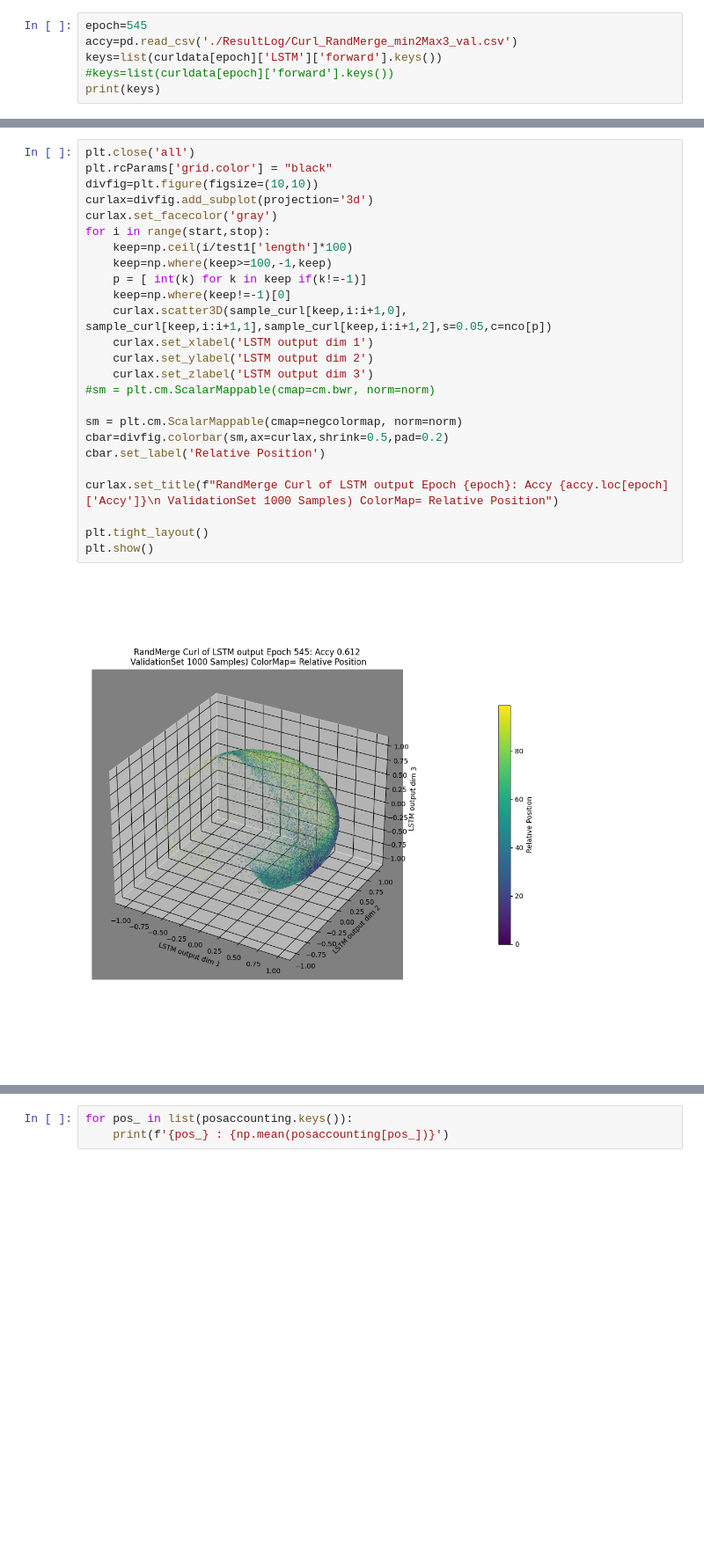
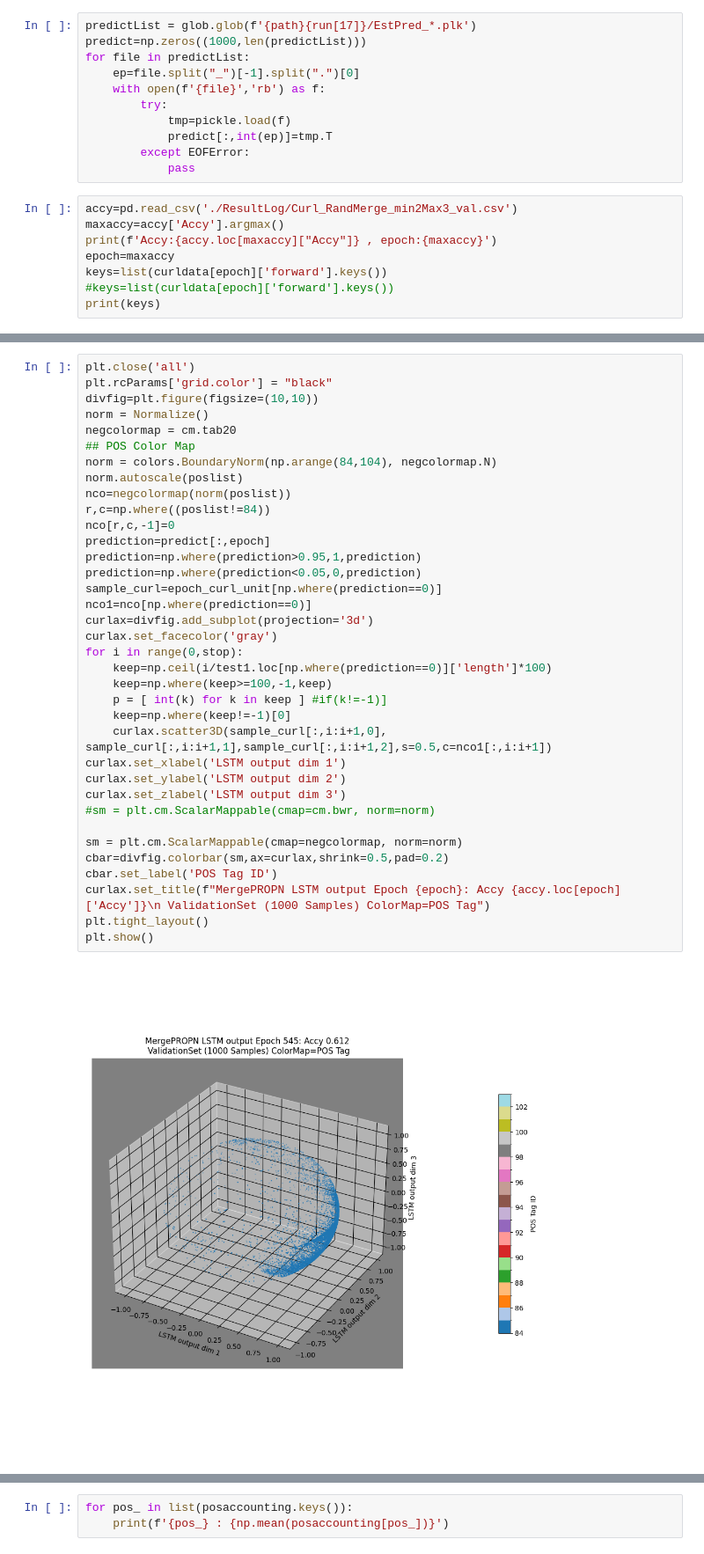
Before and after one commit to tik65536/unitartucs-thesis-tokenMerge, a Jupyter notebook: coding/LSTMOutput_visualization_BaseCase.ipynb, the cells around one changed output, grey strips where cells are left out. Shown at 88% size. Cells and saved outputs as stored; diff of their text form; blank space fills up the shorter version.

```diff
--- a/coding/LSTMOutput_visualization_BaseCase.ipynb
+++ b/coding/LSTMOutput_visualization_BaseCase.ipynb
@@ -124,7 +120,20 @@ print(sorted(list(curldata.keys())))
+# %%
+predictList = glob.glob(f'{path}{run[17]}/EstPred_*.plk')
+predict=np.zeros((1000,len(predictList)))
+for file in predictList:
+    ep=file.split("_")[-1].split(".")[0]
+    with open(f'{file}','rb') as f:
+        try:
+            tmp=pickle.load(f)
+            predict[:,int(ep)]=tmp.T
+        except EOFError:
+            pass
 # %%
-epoch=545
 accy=pd.read_csv('./ResultLog/Curl_RandMerge_min2Max3_val.csv')
-keys=list(curldata[epoch]['LSTM']['forward'].keys())
+maxaccy=accy['Accy'].argmax()
+print(f'Accy:{accy.loc[maxaccy]["Accy"]} , epoch:{maxaccy}')
+epoch=maxaccy
+keys=list(curldata[epoch]['forward'].keys())
 #keys=list(curldata[epoch]['forward'].keys())
 print(keys)
 # %% [output]
@@ -225,27 +283,38 @@ plt.show()
 # %%
 plt.close('all')
 plt.rcParams['grid.color'] = "black"
 divfig=plt.figure(figsize=(10,10))
+norm = Normalize()
+negcolormap = cm.tab20
+## POS Color Map
+norm = colors.BoundaryNorm(np.arange(84,104), negcolormap.N)
+norm.autoscale(poslist)
+nco=negcolormap(norm(poslist))
+r,c=np.where((poslist!=84))
+nco[r,c,-1]=0
+prediction=predict[:,epoch]
+prediction=np.where(prediction>0.95,1,prediction)
+prediction=np.where(prediction<0.05,0,prediction)
+sample_curl=epoch_curl_unit[np.where(prediction==0)]
+nco1=nco[np.where(prediction==0)]
 curlax=divfig.add_subplot(projection='3d')
 curlax.set_facecolor('gray')
-for i in range(start,stop):
-    keep=np.ceil(i/test1['length']*100)
+for i in range(0,stop):
+    keep=np.ceil(i/test1.loc[np.where(prediction==0)]['length']*100)
     keep=np.where(keep>=100,-1,keep)
-    p = [ int(k) for k in keep if(k!=-1)]
+    p = [ int(k) for k in keep ] #if(k!=-1)]
     keep=np.where(keep!=-1)[0]
-    curlax.scatter3D(sample_curl[keep,i:i+1,0], sample_curl[keep,i:i+1,1],sample_curl[keep,i:i+1,2],s=0.05,c=nco[p])
-    curlax.set_xlabel('LSTM output dim 1')
-    curlax.set_ylabel('LSTM output dim 2')
-    curlax.set_zlabel('LSTM output dim 3')
+    curlax.scatter3D(sample_curl[:,i:i+1,0], sample_curl[:,i:i+1,1],sample_curl[:,i:i+1,2],s=0.5,c=nco1[:,i:i+1])
+curlax.set_xlabel('LSTM output dim 1')
+curlax.set_ylabel('LSTM output dim 2')
+curlax.set_zlabel('LSTM output dim 3')
 #sm = plt.cm.ScalarMappable(cmap=cm.bwr, norm=norm)
 
 sm = plt.cm.ScalarMappable(cmap=negcolormap, norm=norm)
 cbar=divfig.colorbar(sm,ax=curlax,shrink=0.5,pad=0.2)
-cbar.set_label('Relative Position')
-
-curlax.set_title(f"RandMerge Curl of LSTM output Epoch {epoch}: Accy {accy.loc[epoch]['Accy']}\n ValidationSet 1000 Samples) ColorMap= Relative Position")
-
+cbar.set_label('POS Tag ID')
+curlax.set_title(f"MergePROPN LSTM output Epoch {epoch}: Accy {accy.loc[epoch]['Accy']}\n ValidationSet (1000 Samples) ColorMap=POS Tag")
 plt.tight_layout()
 plt.show()
 # %% [output]
-[figure, old version]
+[figure, new version]
```
Also changed, not shown: parts of 21 cells of this notebook, 6 other files.
